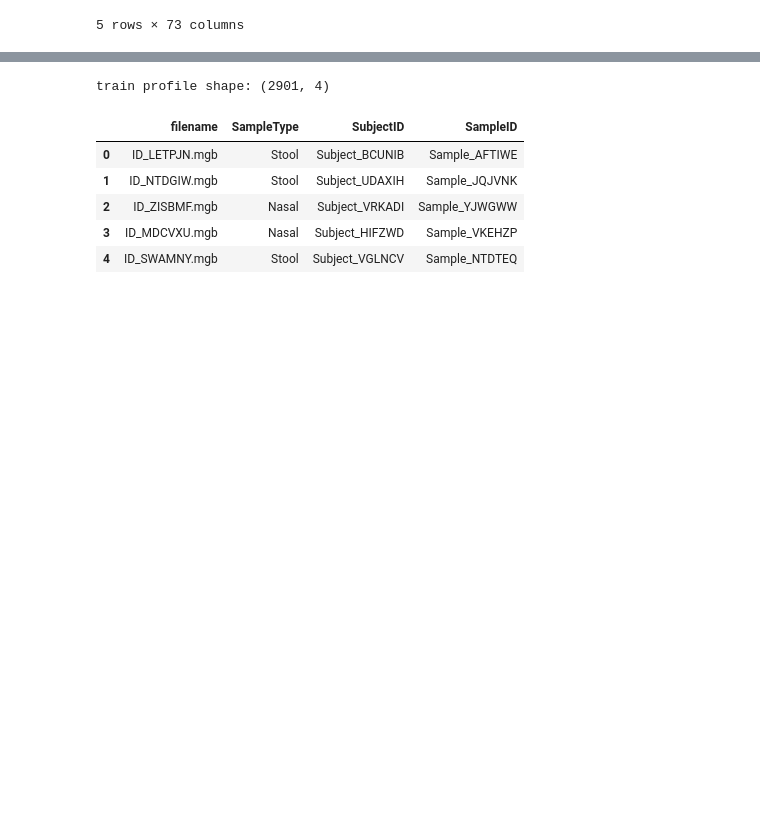
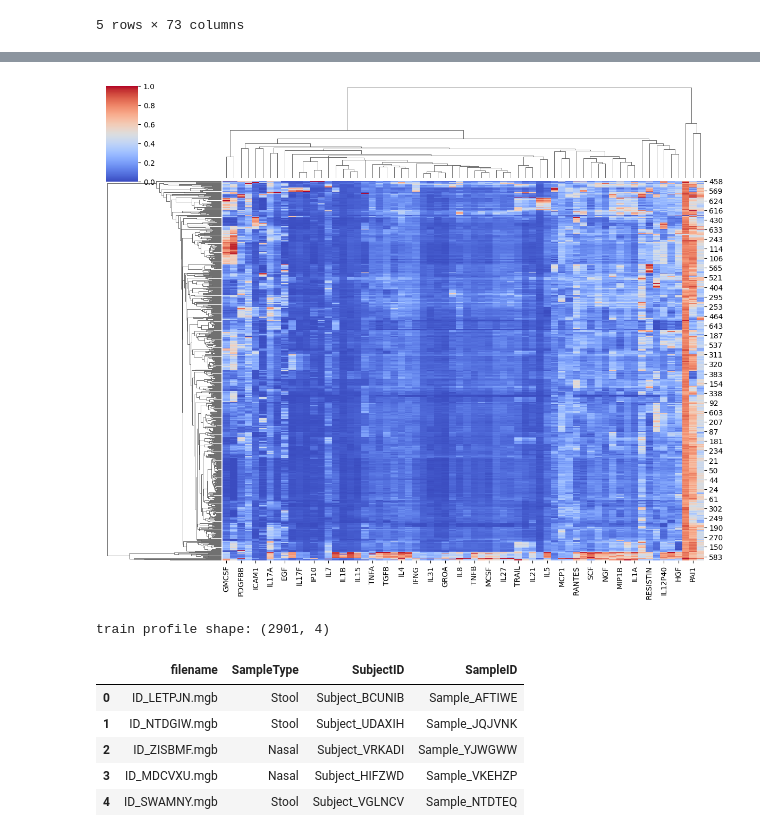
Before and after one commit to valentina-buoro/mpeg-decoding-the-dialogue, a Jupyter notebook: notebooks/exploratory_data_analysis.ipynb, the cells around one changed output, grey strips where cells are left out. Drawn from its saved outputs; the diff is of its cells as text; code cells hidden in the pictures; blank space fills up the shorter version.

```diff
--- a/notebooks/exploratory_data_analysis.ipynb
+++ b/notebooks/exploratory_data_analysis.ipynb
@@ -33,3 +50,10 @@ cytokine profile shape: (670, 73)
+# %%
+cytokine_cols = cytokine_profile_df.columns[2:68]
+sns.clustermap(cytokine_profile_df[cytokine_cols], cmap="coolwarm", standard_scale=1,
+               row_cluster=True, col_cluster=True, figsize=(12, 10))
+plt.show()
+# %% [output]
+[figure, added]
 # %%
 print(f"train profile shape: {train_df.shape}")
 train_df.head()
```
Also changed, not shown: parts of 4 cells of this notebook.
